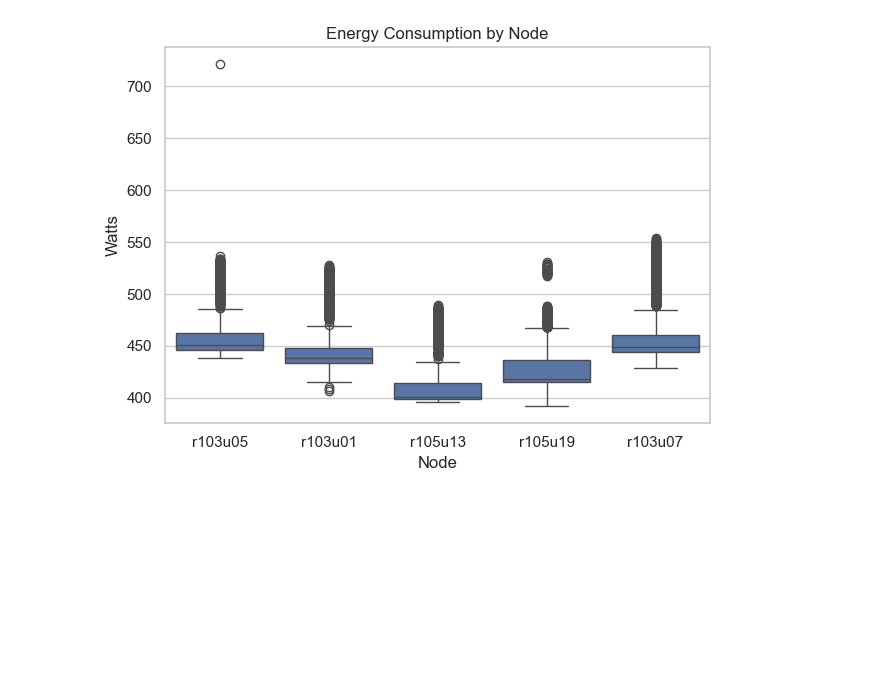
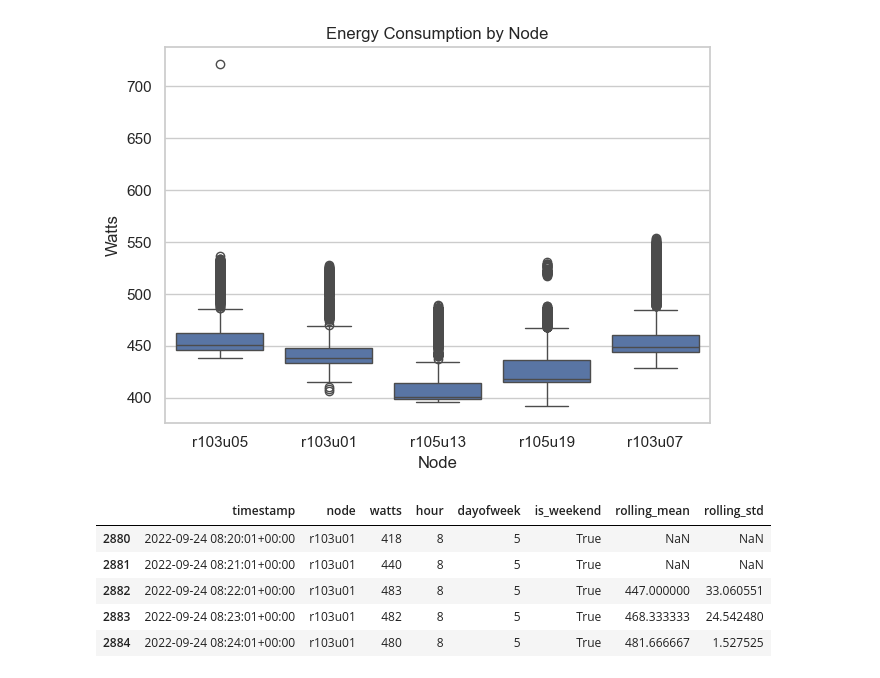
Before and after one commit to onurbalicc/llm-sustainability-analysis, a Jupyter notebook: notebooks/01_exploration.ipynb, the cells around one changed output. Cells and saved outputs as stored; diff of their text form; code cells hidden in the pictures; blank space fills up the shorter version.

```diff
--- a/notebooks/01_exploration.ipynb
+++ b/notebooks/01_exploration.ipynb
@@ -133,0 +142,9 @@ plt.show()
+# %%
+df.head()
+# %% [output]
+|  | timestamp | node | watts | hour | dayofweek | is_weekend | rolling_mean | rolling_std |
+| 2880 | 2022-09-24 08:20:01+00:00 | r103u01 | 418 | 8 | 5 | True | NaN | NaN |
+| 2881 | 2022-09-24 08:21:01+00:00 | r103u01 | 440 | 8 | 5 | True | NaN | NaN |
+| 2882 | 2022-09-24 08:22:01+00:00 | r103u01 | 483 | 8 | 5 | True | 447.000000 | 33.060551 |
+| 2883 | 2022-09-24 08:23:01+00:00 | r103u01 | 482 | 8 | 5 | True | 468.333333 | 24.542480 |
+| 2884 | 2022-09-24 08:24:01+00:00 | r103u01 | 480 | 8 | 5 | True | 481.666667 | 1.527525 |
```
Also changed, not shown: parts of 5 cells of this notebook.
